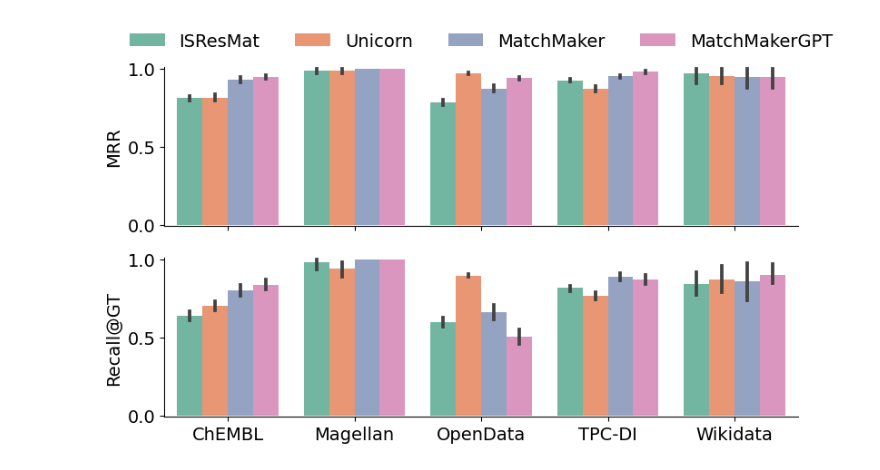
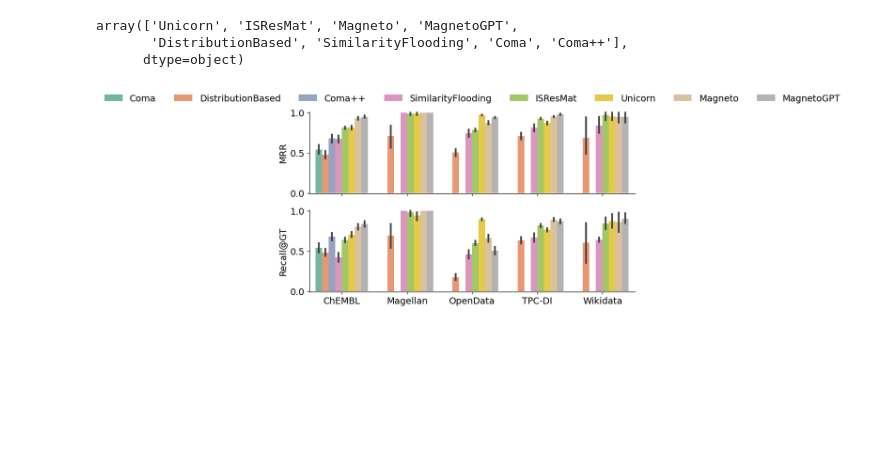
Before and after one commit to kevin-fang-lscm/magneto-matcher, a Jupyter notebook: results_visualization/1_main_results.ipynb, the cells around one changed output. Drawn from its saved outputs; the diff is of its cells as text; code cells hidden in the pictures; blank space fills up the shorter version.

Commit message:
Plotting uodates

```diff
--- a/results_visualization/1_main_results.ipynb
+++ b/results_visualization/1_main_results.ipynb
@@ -73,6 +117,9 @@ def fix_df(df):
     df = df.rename(columns={'All_F1Score': 'F1'})
     df = df.rename(columns={'mrr': 'MRR'})
 
+    df['method'] = df['method'].replace({'MatchMaker': 'Magneto', 'MatchMakerGPT': 'MagnetoGPT'})
+    df['method'].unique()
+
     df = df.round(3)
 
     return df
@@ -171,16 +326,29 @@ isresmat_path = main_path + 'ISResMat__top20__results.csv'
 mm_path = main_path + 'matchmaker_bp/*.csv'
 mmstr_path = main_path + 'matchmaker_bpstr/*.csv'
 mm_gpt_path = main_path + 'matchmaker_gpt/*.csv'
+
+simflood_dist_based = main_path + 'simflood and distbased/*.csv'
+coma_path = main_path + 'comas/*.csv'
 # %%
 unicorn_df = load_other_methods(unicorn_path)
 isresmat_df = load_other_methods(isresmat_path)
 mm_df = load_our_methods(mm_path)
 mmstr_df = load_our_methods(mmstr_path)
 mm_gpt_df = load_our_methods(mm_gpt_path)
 
-df = pd.concat([unicorn_df, isresmat_df, mm_df,  mm_gpt_df])
+sim_dist_df = load_our_methods(simflood_dist_based)
+# sim_dist_df
+
+coma_df = load_our_methods(coma_path)
+
+df = pd.concat([unicorn_df, isresmat_df, mm_df,  mm_gpt_df, sim_dist_df, coma_df])
 
 df = fix_df(df)
+
 plot_bars_all(df, save='figures/main_experiment_all_methods.pdf')
+df.method.unique()
 # %% [output]
+array(['Unicorn', 'ISResMat', 'Magneto', 'MagnetoGPT',
+       'DistributionBased', 'SimilarityFlooding', 'Coma', 'Coma++'],
+      dtype=object)
-[figure, old version]
+[figure, new version]
```
Also changed, not shown: parts of 8 cells of this notebook, 6 other files.
